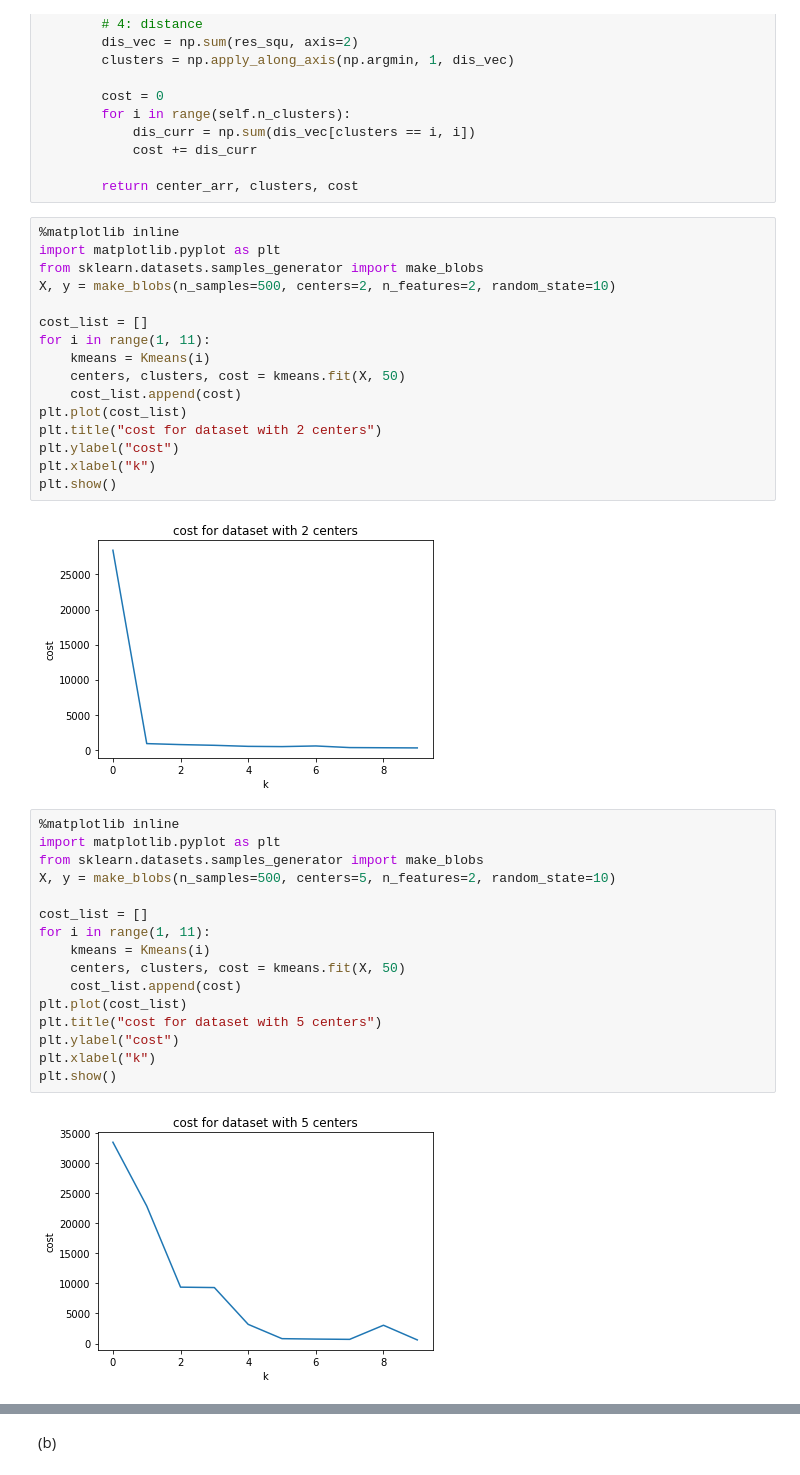
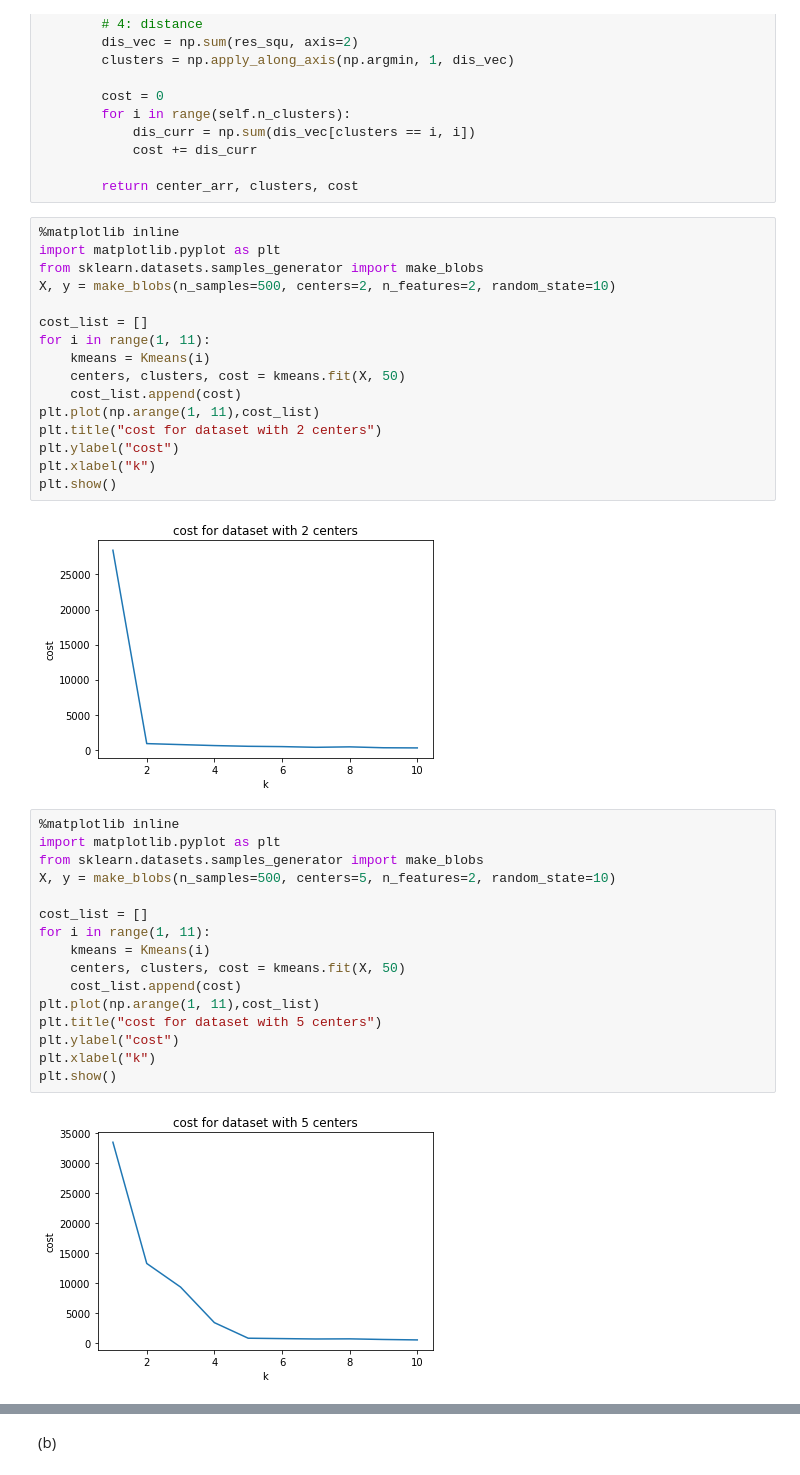
Before and after one commit to chrimiway/machine-learning-course, a Jupyter notebook: Assignment4.ipynb, the cells around one changed output, grey strips where cells are left out. Drawn from its saved outputs; the diff is of its cells as text.

```diff
--- a/Assignment4.ipynb
+++ b/Assignment4.ipynb
@@ -82,28 +82,28 @@ for i in range(1, 11):
     kmeans = Kmeans(i)
     centers, clusters, cost = kmeans.fit(X, 50)
     cost_list.append(cost)
-plt.plot(cost_list)
+plt.plot(np.arange(1, 11),cost_list)
 plt.title("cost for dataset with 2 centers")
 plt.ylabel("cost")
 plt.xlabel("k")
 plt.show()
 # %% [output]
-[figure, old version]
+[figure, new version]
 # %%
 %matplotlib inline
 import matplotlib.pyplot as plt
 from sklearn.datasets.samples_generator import make_blobs
 X, y = make_blobs(n_samples=500, centers=5, n_features=2, random_state=10)
 
 cost_list = []
 for i in range(1, 11):
     kmeans = Kmeans(i)
     centers, clusters, cost = kmeans.fit(X, 50)
     cost_list.append(cost)
-plt.plot(cost_list)
+plt.plot(np.arange(1, 11),cost_list)
 plt.title("cost for dataset with 5 centers")
 plt.ylabel("cost")
 plt.xlabel("k")
 plt.show()
 # %% [output]
-[figure, old version]
+[figure, new version]
```
Also changed, not shown: parts of 14 cells of this notebook.
